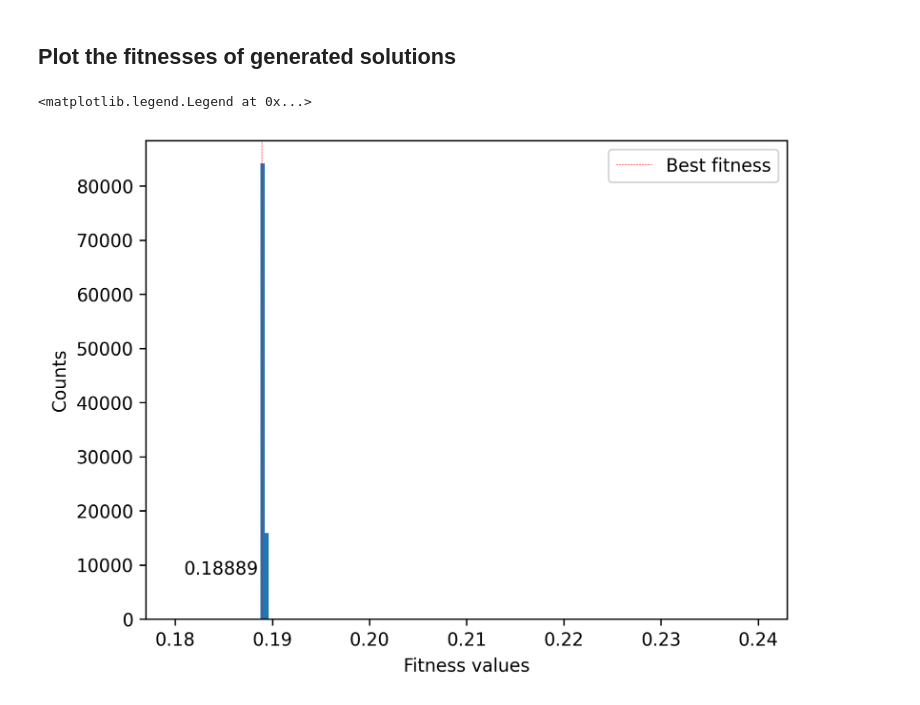
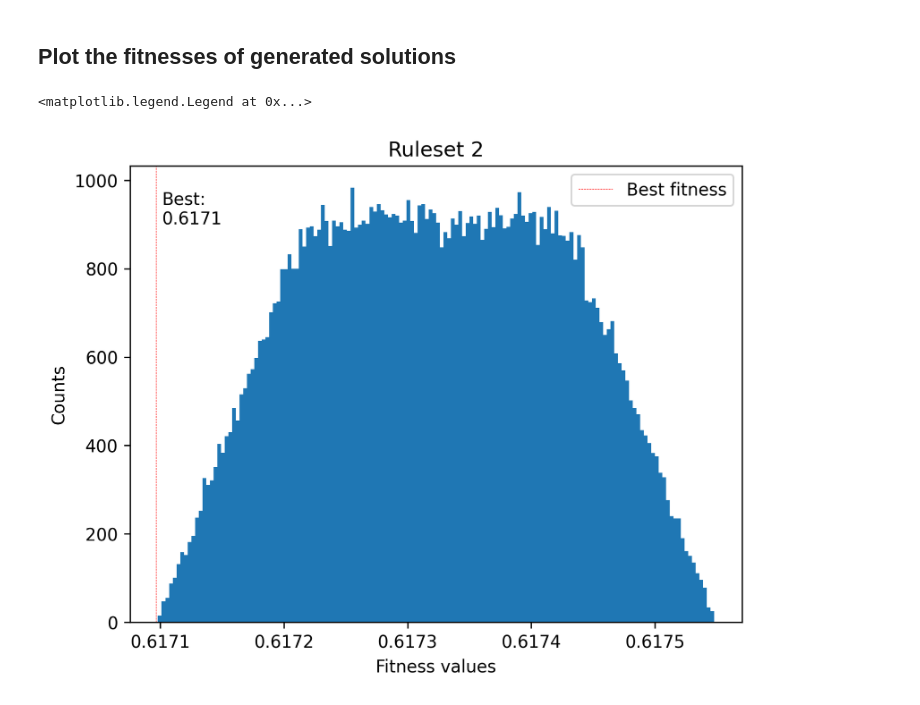
Before and after one commit to gialmisi/XLEMOO, a Jupyter notebook: notebooks/Vehicle_crash_worthines_rules.ipynb, the cells around one changed output. Drawn from its saved outputs; the diff is of its cells as text; code cells hidden in the pictures.

Commit message:
Ruleset experiments WIP

```diff
--- a/notebooks/Vehicle_crash_worthines_rules.ipynb
+++ b/notebooks/Vehicle_crash_worthines_rules.ipynb
@@ -26,7 +26,7 @@ problem = vehicle_crashworthiness()
 # %%
 ideal = np.array([1600.0, 6.0, 0.038])
 nadir = np.array([1700.0, 12.0, 0.2])
-ref_point = np.array([1650.0, 7.0, 0.05])  # the reference point
+ref_point = np.array([1600.0, 8.0, 0.07])  # the reference point
 # ref_point = np.array([1690.0, 6.5, 0.039])  # the reference point
 
 # define the achievement scalarizing function as the fitness function
@@ -116,8 +116,13 @@ for var_i, var_name in enumerate(rules_for_vars):
                 rules_for_vars[var_name][op][0] = lower_bounds[var_i]
 
 print("RULES:")
-print("Var\tLower\t\t\tUpper")
-for rule in rules_for_vars:
-    print(f"{rule}\t{np.round(rules_for_vars[rule]['>'][0], 5)}\t({np.round(rules_for_vars[rule]['>'][1], 3)})\t\t{np.round(rules_for_vars[rule]['<='][0], 5)} ({np.round(rules_for_vars[rule]['<='][1], 3)})")
+print("Var\tLower(R)\t\tUpper(R)\t\tLower(P)\t\tUpper(P)")
+for i, rule in enumerate(rules_for_vars):
+    msg = (f"{rule}\t{np.round(rules_for_vars[rule]['>'][0], 5)}\t({np.round(rules_for_vars[rule]['>'][1], 3)})\t\t{np.round(rules_for_vars[rule]['<='][0], 5)} ({np.round(rules_for_vars[rule]['<='][1], 3)})\t\t"
+           f"{np.round(lower_bounds[i], 5)}\t\t\t{np.round(upper_bounds[i], 5)}")
+    msg_tex = (f"${rule}$ & ${np.round(rules_for_vars[rule]['>'][0], 5)}$ & $({np.round(rules_for_vars[rule]['>'][1], 3)})$ & ${np.round(rules_for_vars[rule]['<='][0], 5)}$ & $({np.round(rules_for_vars[rule]['<='][1], 3)})$ &"
+           f"${np.round(lower_bounds[i], 5)}$ & ${np.round(upper_bounds[i], 5)}$ \\\\")
+    # print(msg)
+    print(msg_tex)
 # %% [output]
 RULES:
@@ -137,12 +142,15 @@ fitness_values_rules = fitness_fun(problem.evaluate(sample_rules).objectives)
 # %%
 best_fitness = lemoo._generation_history[-1].fitness_fun_values[0]
 
-plt.hist(fitness_values_rules, range=[0.18, 0.24], bins=150)
+fig = plt.figure()
+plt.hist(fitness_values_rules, bins=150)
 plt.xlabel("Fitness values")
 plt.ylabel("Counts")
 plt.axvline(best_fitness, c="red", linestyle="dashed", linewidth=0.3, label="Best fitness")
-plt.text(best_fitness - 0.0080, 8200, f"{best_fitness[0].round(5)}")
+plt.text(best_fitness + 0.000005, 900, f"Best:\n{best_fitness[0].round(5)}")
+plt.title("Ruleset 2")
 plt.legend()
+# fig.savefig("/home/kilo/workspace/XLEMOO/figures/rules_hist_2.pdf")
 # %% [output]
 <matplotlib.legend.Legend at 0x...>
-[figure, old version]
+[figure, new version]
```
Also changed, not shown: parts of 1 cell of this notebook, 2 other files.
